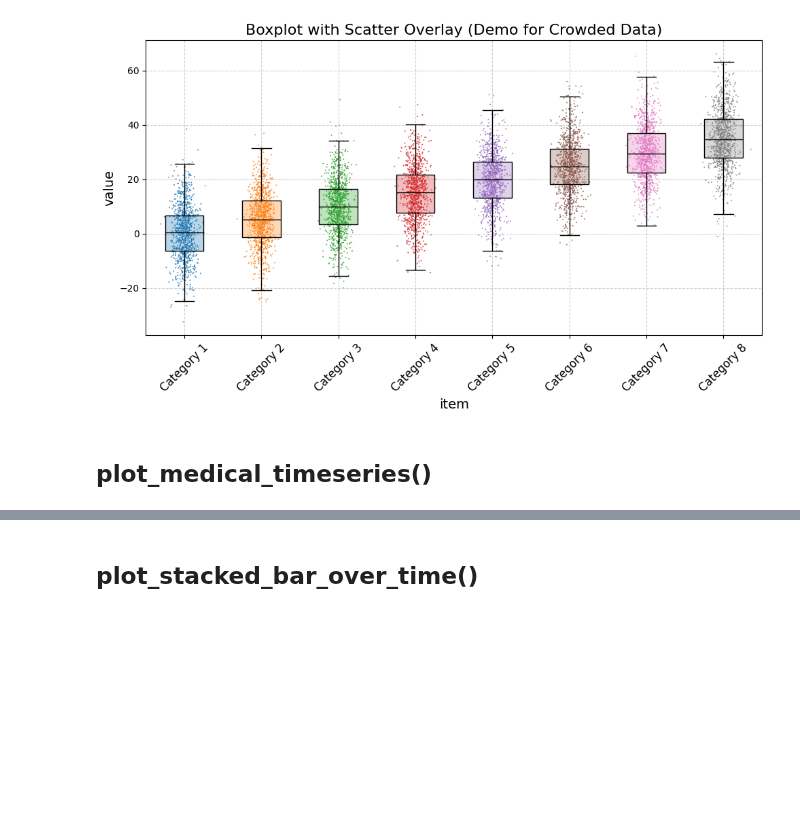
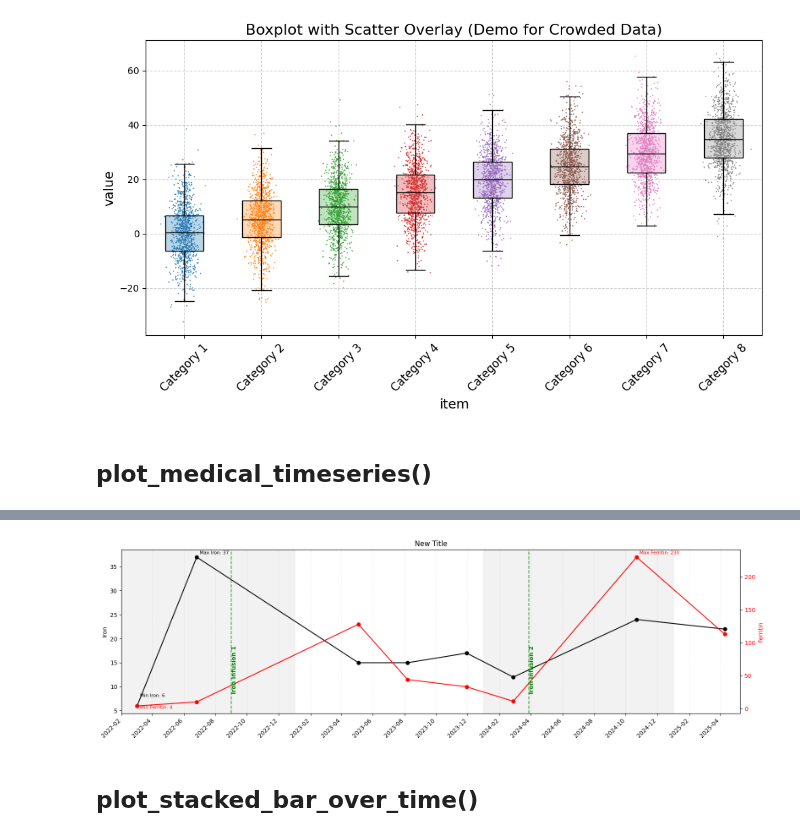
Before and after one commit to MenaWANG/mlarena, a Jupyter notebook: examples/3.utils_plot.ipynb, the cells around one changed output, grey strips where cells are left out. Saved outputs shown, nothing was run; the diff lists cells and outputs as text; code cells hidden in the pictures; blank space fills up the shorter version.

```diff
--- a/examples/3.utils_plot.ipynb
+++ b/examples/3.utils_plot.ipynb
@@ -109,3 +109,20 @@ plt.show()
+# %%
+# further customize the figure if desired
+fig, axes = put.plot_medical_timeseries(
+    data=data,
+    date_col="date",
+    metrics=metrics,
+    treatment_dates=treatments,
+    title = "Iron and Ferritin Levels Over Time with Iron Infusions"
+)
+
+axes[1].set_title("New Title")
+fig.set_size_inches(16, 5)
+fig.tight_layout()
+# fig.savefig('medical_plot.png', dpi=300, bbox_inches='tight')
+plt.show()
+# %% [output]
+[figure, added]
 # %% [markdown]
 ## plot_stacked_bar_over_time()
 # %%
```
Also changed, not shown: parts of 4 cells of this notebook, 1 other file.
